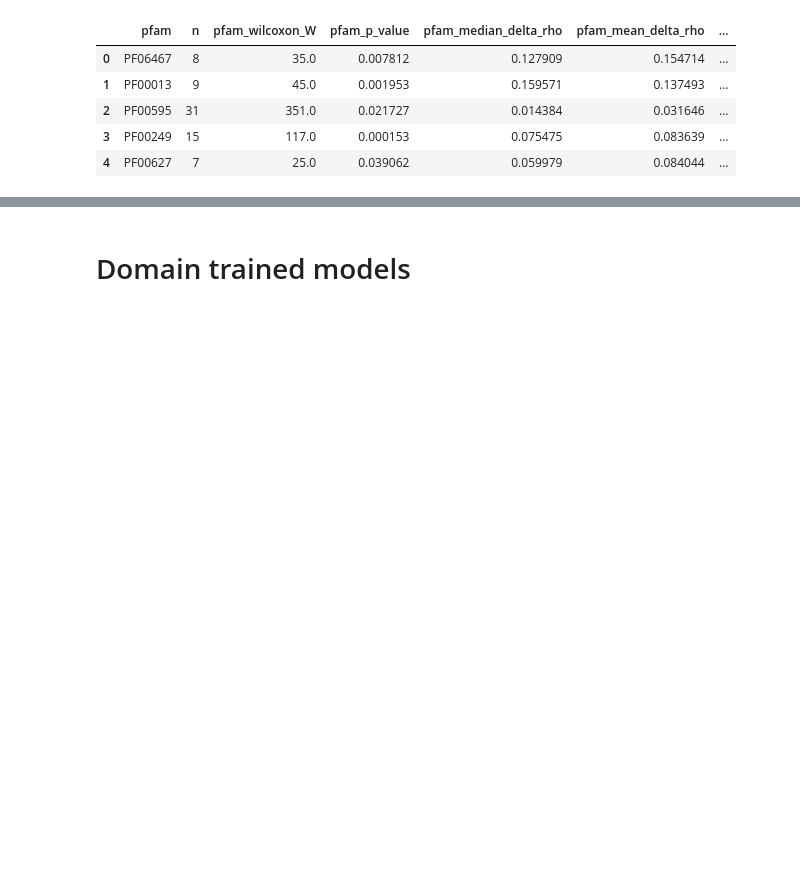
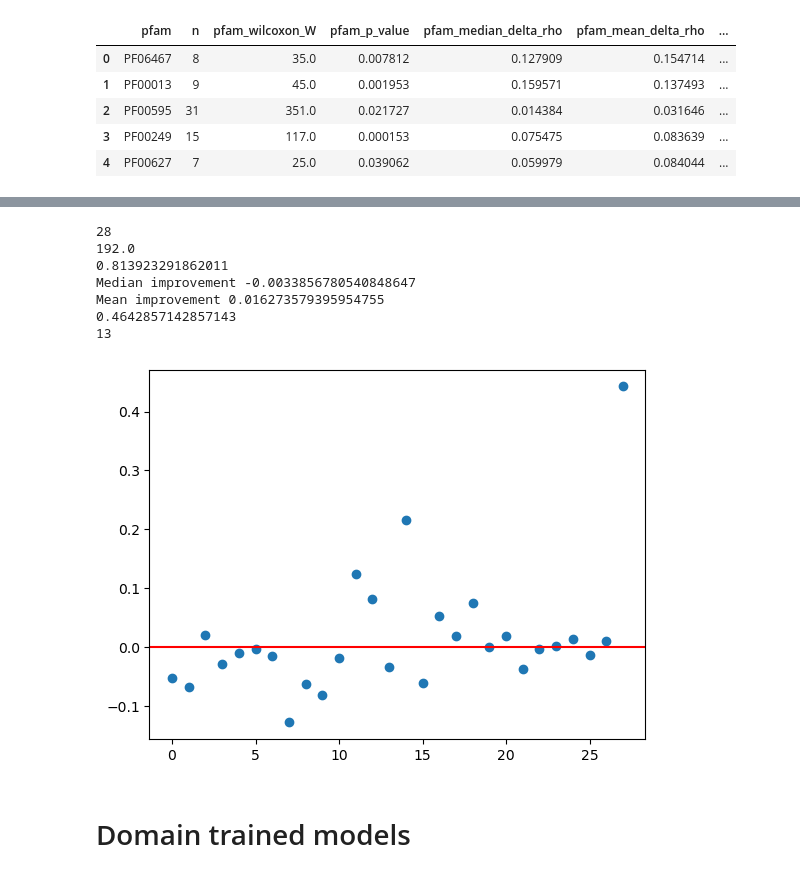
Before and after one commit to Hutch-Johnson/Protein-Language-Models, a Jupyter notebook: ESM2_PFAM_AllModel_stats.ipynb, the cells around one changed output, grey strips where cells are left out. Drawn from its saved outputs; the diff is of its cells as text; code cells hidden in the pictures; blank space fills up the shorter version.

```diff
--- a/ESM2_PFAM_AllModel_stats.ipynb
+++ b/ESM2_PFAM_AllModel_stats.ipynb
@@ -581,3 +610,31 @@ Mean improvement 1.7857142857142858
+# %%
+a = PFAM_ALL_results_df['pfam_mean_delta_rho']
+b = PFAM_ALL_results_df['all_mean_delta_rho']
+diff = b - a
+
+w_n_improved, p_n_improved = stats.wilcoxon(a, b)
+print(len(a))
+print(w_n_improved)
+print(p_n_improved)
+
+print(f"Median improvement {diff.median()}")
+print(f"Mean improvement {diff.mean()}")
+print((diff > 0).mean())
+improved = PFAM_ALL_results_df[b > a]['pfam']
+print(len(improved))
+
+plt.scatter(range(len(diff)), diff)
+plt.axhline(0, color='red')
+plt.show()
+# %% [output]
+28
+192.0
+0.813923291862011
+Median improvement -0.0033856780540848647
+Mean improvement 0.016273579395954755
+0.4642857142857143
+13
+[figure, added]
 # %% [markdown]
 # Domain trained models
 # %%
```
Also changed, not shown: parts of 2 cells of this notebook.
